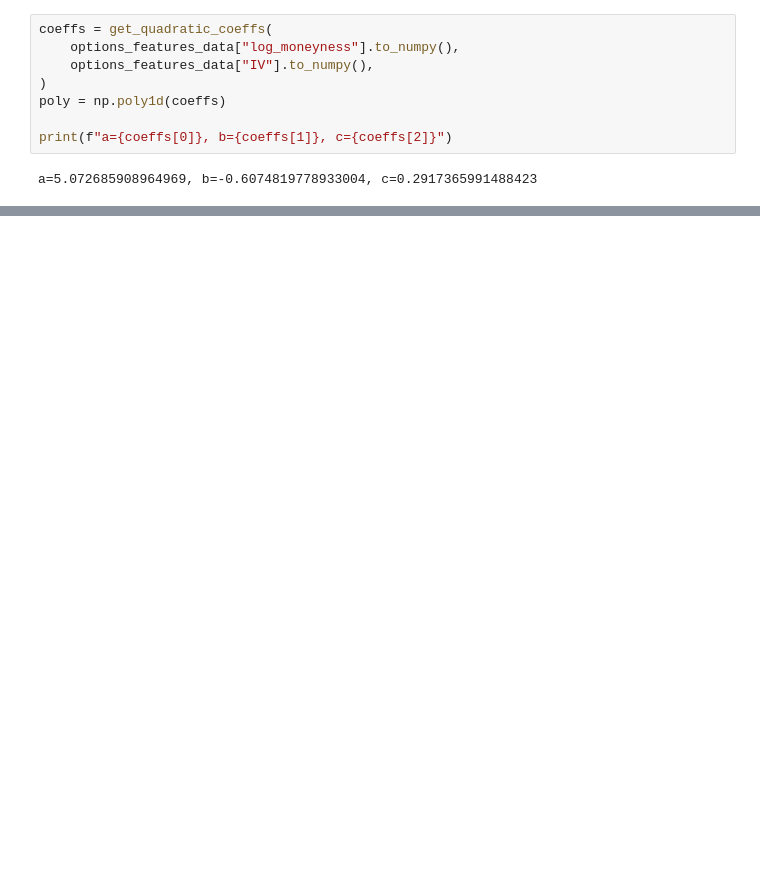
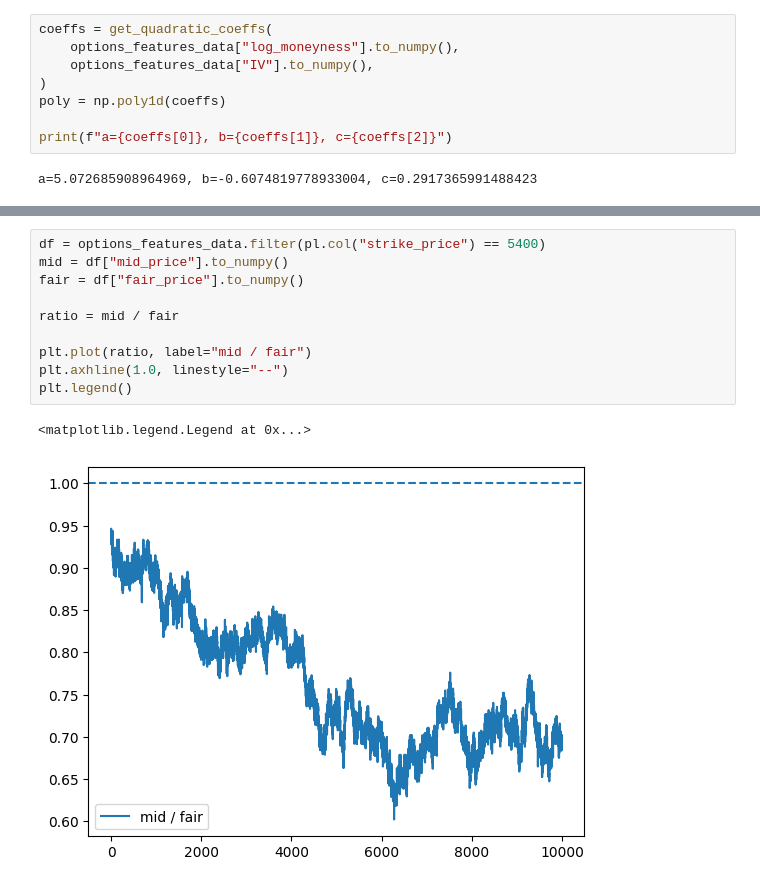
Before and after one commit to MrMoneyInTheBank/Prosperity, a Jupyter notebook: src/notebooks/products_analysis/vev_options.ipynb, the cells around one changed output, grey strips where cells are left out. Saved outputs shown, nothing was run; the diff lists cells and outputs as text; blank space fills up the shorter version.

```diff
--- a/src/notebooks/products_analysis/vev_options.ipynb
+++ b/src/notebooks/products_analysis/vev_options.ipynb
@@ -160,0 +183,13 @@ plt.show()
+# %%
+df = options_features_data.filter(pl.col("strike_price") == 5400)
+mid = df["mid_price"].to_numpy()
+fair = df["fair_price"].to_numpy()
+
+ratio = mid / fair
+
+plt.plot(ratio, label="mid / fair")
+plt.axhline(1.0, linestyle="--")
+plt.legend()
+# %% [output]
+<matplotlib.legend.Legend at 0x...>
+[figure, added]
```
Also changed, not shown: parts of 4 cells of this notebook, 1 other file.
